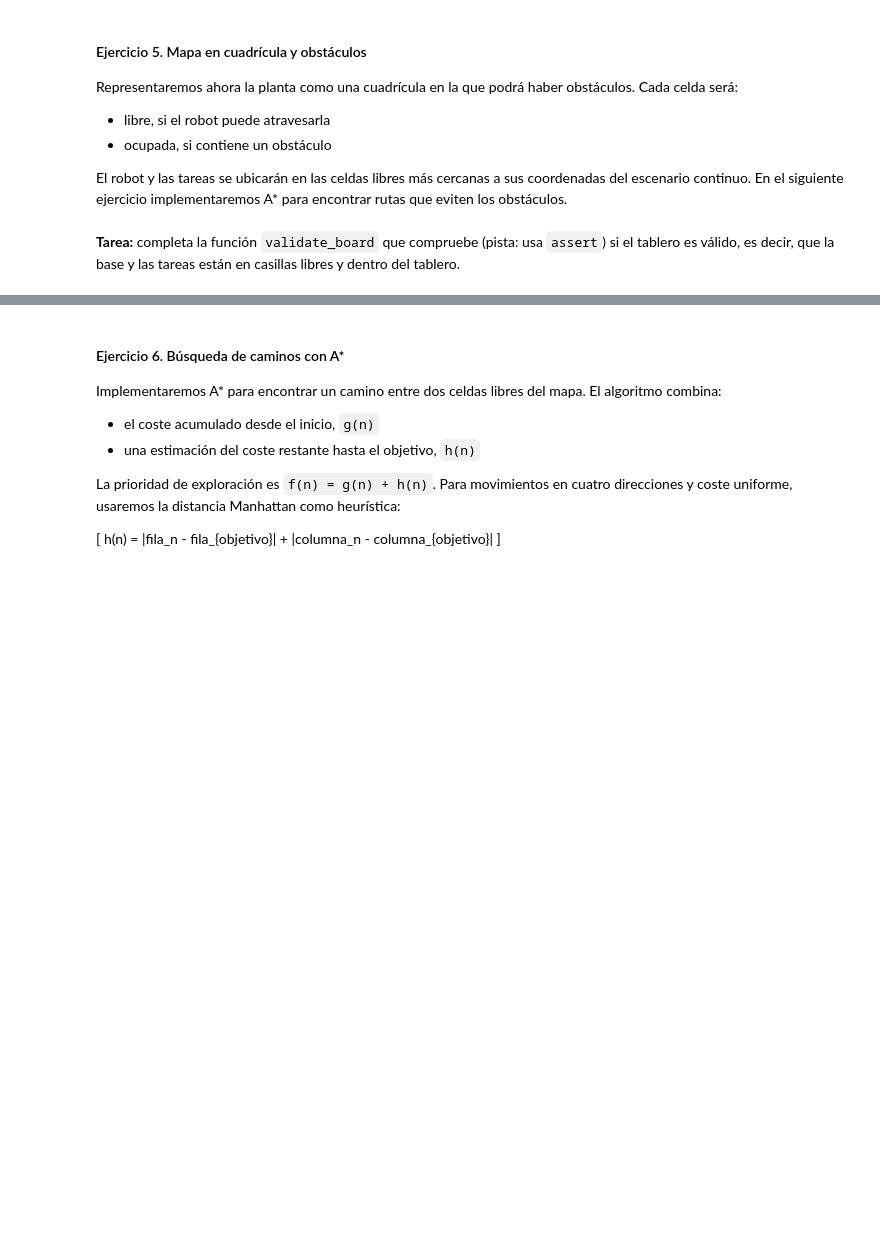
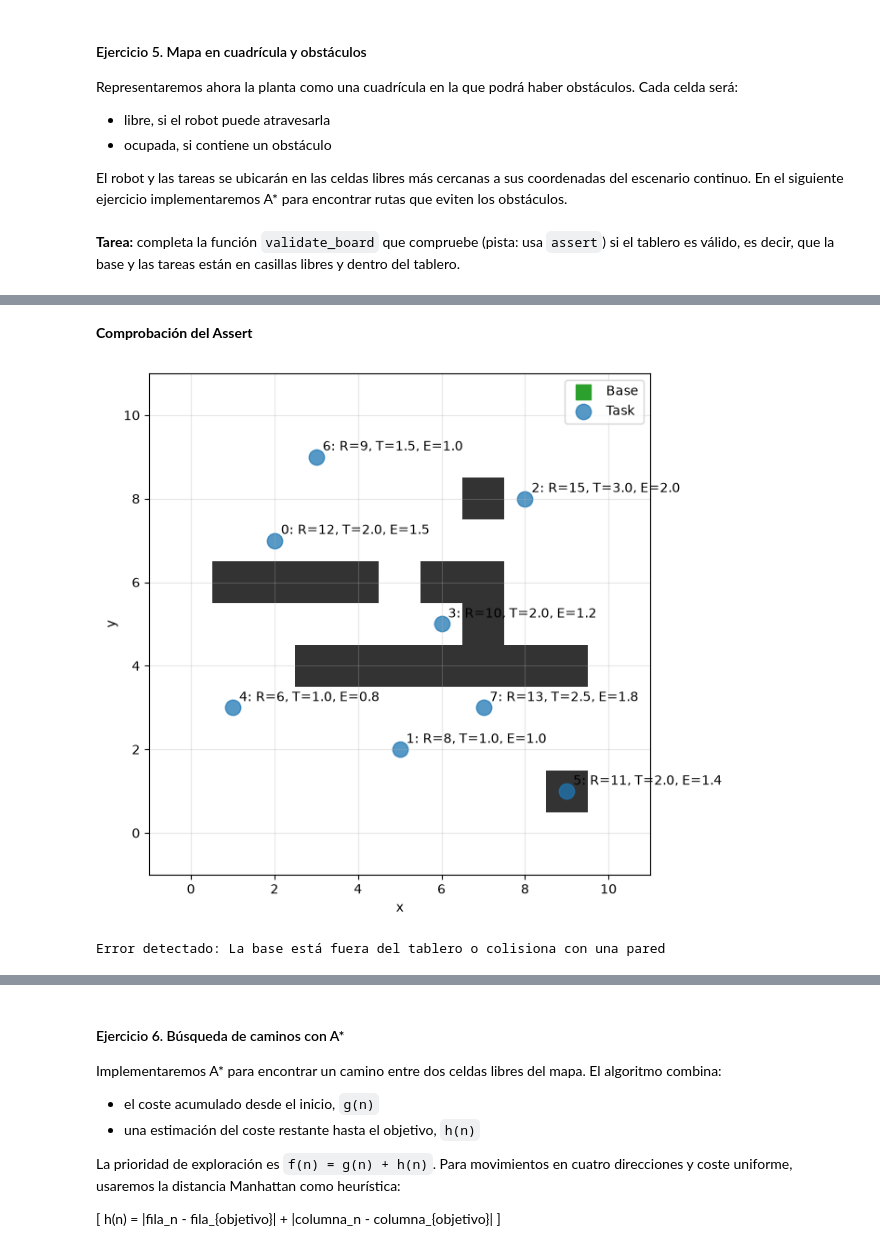
Before and after one commit to milirodriguezv/practica1_optimizacion, a Jupyter notebook: practice.ipynb, the cells around one changed output, grey strips where cells are left out. Drawn from its saved outputs; the diff is of its cells as text; code cells hidden in the pictures; blank space fills up the shorter version.

```diff
--- a/practice.ipynb
+++ b/practice.ipynb
@@ -208,0 +246,21 @@ plot_board(size, base, tasks, walls=walls)
+# %% [markdown]
+**Comprobación del Assert**
+# %%
+# Cuadrícula de prueba para comprobar que el assert funciona correctamente
+walls_prueba = np.zeros((size, size), dtype=int)
+walls_prueba[1:8, 6] = 1
+walls_prueba[5, 6] = 0
+walls_prueba[3:10, 4] = 1
+walls_prueba[9, 1] = 1
+walls_prueba[7, 4:9] = 1
+walls_prueba[7, 7] = 0
+
+base_prueba = np.array([13.0, 0.0])
+plot_board(size, base_prueba, tasks, walls=walls_prueba)
+try:
+    validate_board(base_prueba, tasks, walls=walls_prueba, size=size)
+except AssertionError as e:
+    print("Error detectado:", e)
+# %% [output]
+[figure, added]
+Error detectado: La base está fuera del tablero o colisiona con una pared
```
Also changed, not shown: parts of 20 cells of this notebook, 2 other files.
